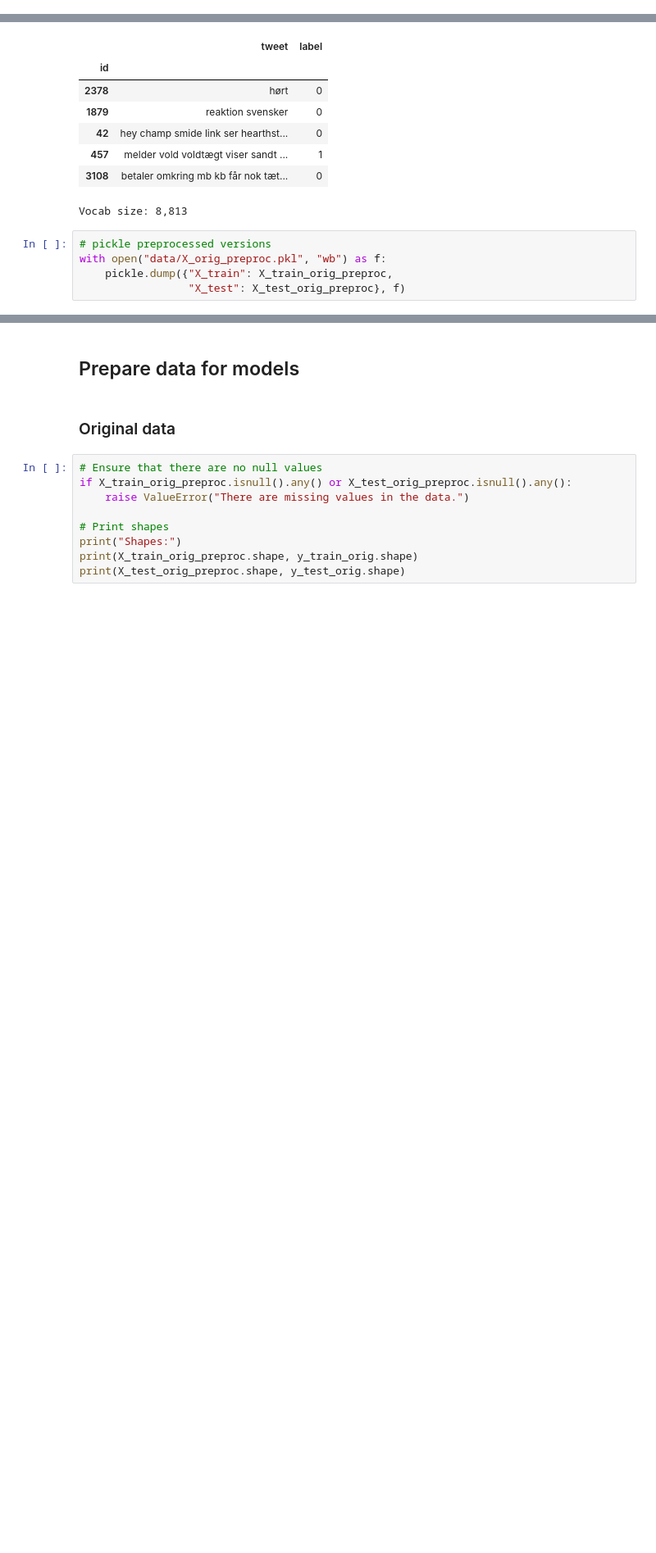
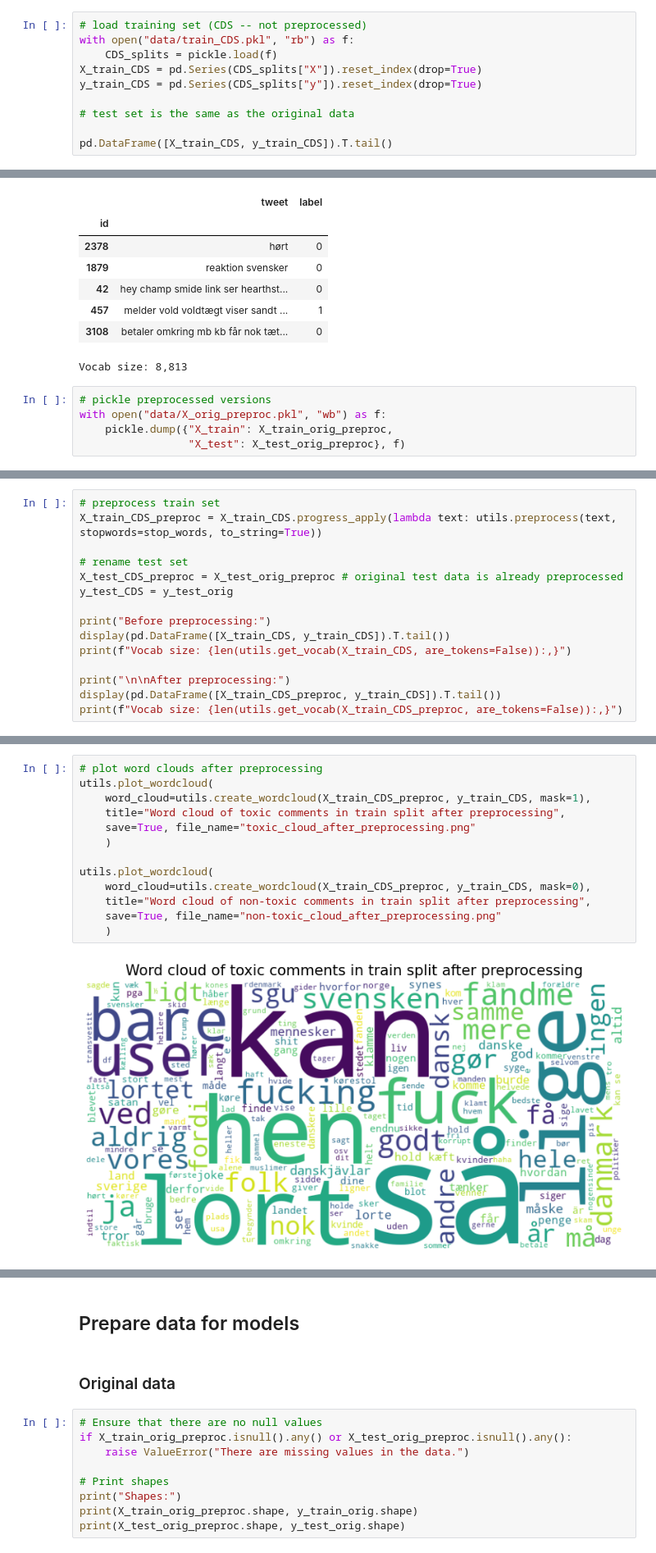
Before and after one commit to MajaMittag/gender-bias_da, a Jupyter notebook: toxicity_detection/toxicity_model_classes.ipynb, the cells around one changed output, grey strips where cells are left out. Shown at 82% size. Saved outputs shown, nothing was run; the diff lists cells and outputs as text; blank space fills up the shorter version.

```diff
--- a/toxicity_detection/toxicity_model_classes.ipynb
+++ b/toxicity_detection/toxicity_model_classes.ipynb
@@ -51,0 +54,10 @@ pd.DataFrame([X_train_orig, y_train_orig]).T.tail()
+# %%
+# load training set (CDS -- not preprocessed)
+with open("data/train_CDS.pkl", "rb") as f:
+    CDS_splits = pickle.load(f)
+X_train_CDS = pd.Series(CDS_splits["X"]).reset_index(drop=True)
+y_train_CDS = pd.Series(CDS_splits["y"]).reset_index(drop=True)
+
+# test set is the same as the original data
+
+pd.DataFrame([X_train_CDS, y_train_CDS]).T.tail()
@@ -183,0 +205,15 @@ utils.plot_wordcloud(
+# %%
+# preprocess train set
+X_train_CDS_preproc = X_train_CDS.progress_apply(lambda text: utils.preprocess(text, stopwords=stop_words, to_string=True))
+
+# rename test set
+X_test_CDS_preproc = X_test_orig_preproc # original test data is already preprocessed
+y_test_CDS = y_test_orig
+
+print("Before preprocessing:")
+display(pd.DataFrame([X_train_CDS, y_train_CDS]).T.tail())
+print(f"Vocab size: {len(utils.get_vocab(X_train_CDS, are_tokens=False)):,}")
+
+print("\n\nAfter preprocessing:")
+display(pd.DataFrame([X_train_CDS_preproc, y_train_CDS]).T.tail())
+print(f"Vocab size: {len(utils.get_vocab(X_train_CDS_preproc, are_tokens=False)):,}")
@@ -183,0 +244,15 @@ utils.plot_wordcloud(
+# %%
+# plot word clouds after preprocessing
+utils.plot_wordcloud(
+    word_cloud=utils.create_wordcloud(X_train_CDS_preproc, y_train_CDS, mask=1),
+    title="Word cloud of toxic comments in train split after preprocessing",
+    save=True, file_name="toxic_cloud_after_preprocessing.png"
+    )
+
+utils.plot_wordcloud(
+    word_cloud=utils.create_wordcloud(X_train_CDS_preproc, y_train_CDS, mask=0),
+    title="Word cloud of non-toxic comments in train split after preprocessing",
+    save=True, file_name="non-toxic_cloud_after_preprocessing.png"
+    )
+# %% [output]
+[figure, added]
```
Also changed, not shown: parts of 42 cells of this notebook, 39 other files.
